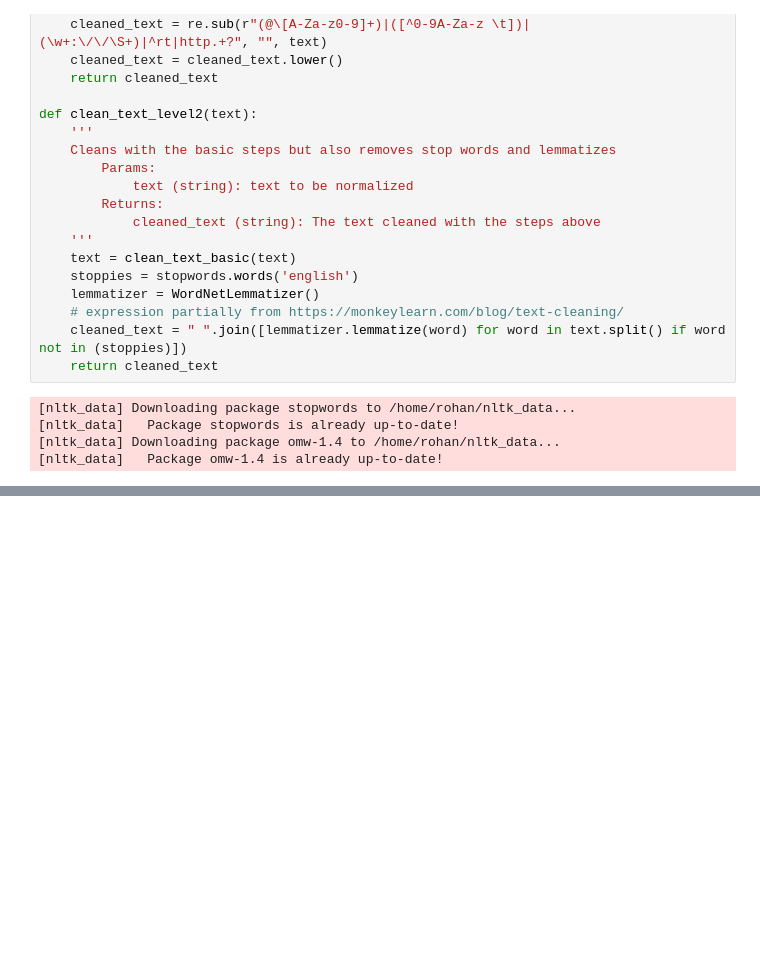
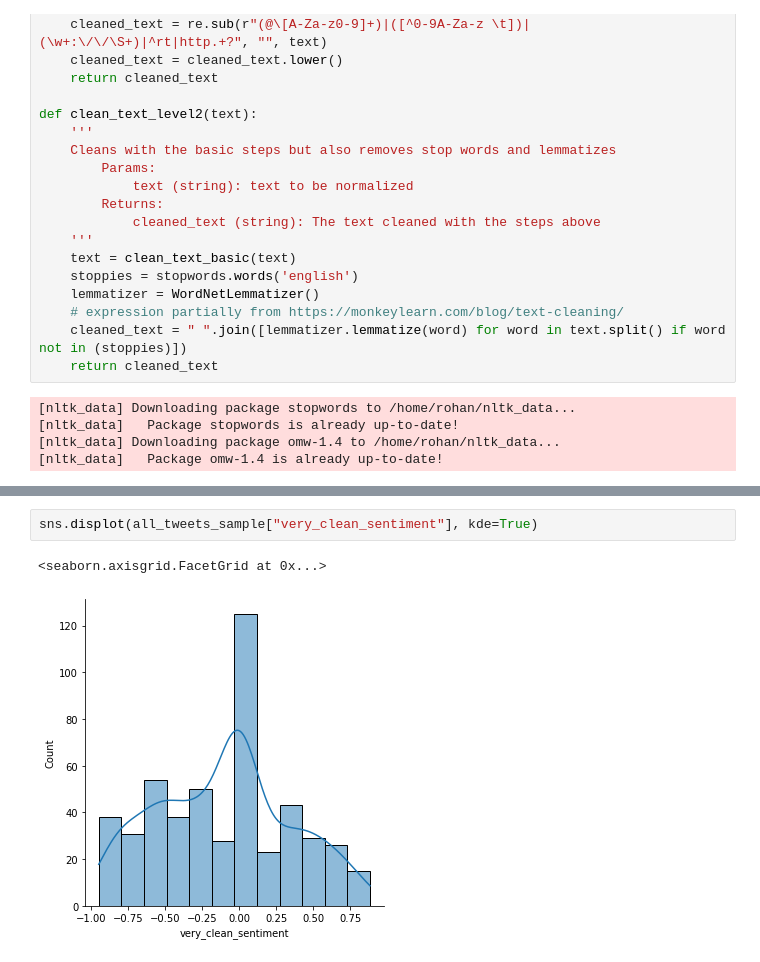
Before and after one commit to THE-COB/BabyFormula, a Jupyter notebook: rohan_notebook.ipynb, the cells around one changed output, grey strips where cells are left out. Drawn from its saved outputs; the diff is of its cells as text; blank space fills up the shorter version.

```diff
--- a/rohan_notebook.ipynb
+++ b/rohan_notebook.ipynb
@@ -91,0 +126,5 @@ all_tweets_sample.loc[349324]["text"]
+# %%
+sns.displot(all_tweets_sample["very_clean_sentiment"], kde=True)
+# %% [output]
+<seaborn.axisgrid.FacetGrid at 0x...>
+[figure, added]
```
Also changed, not shown: parts of 10 cells of this notebook, 1 other file.
